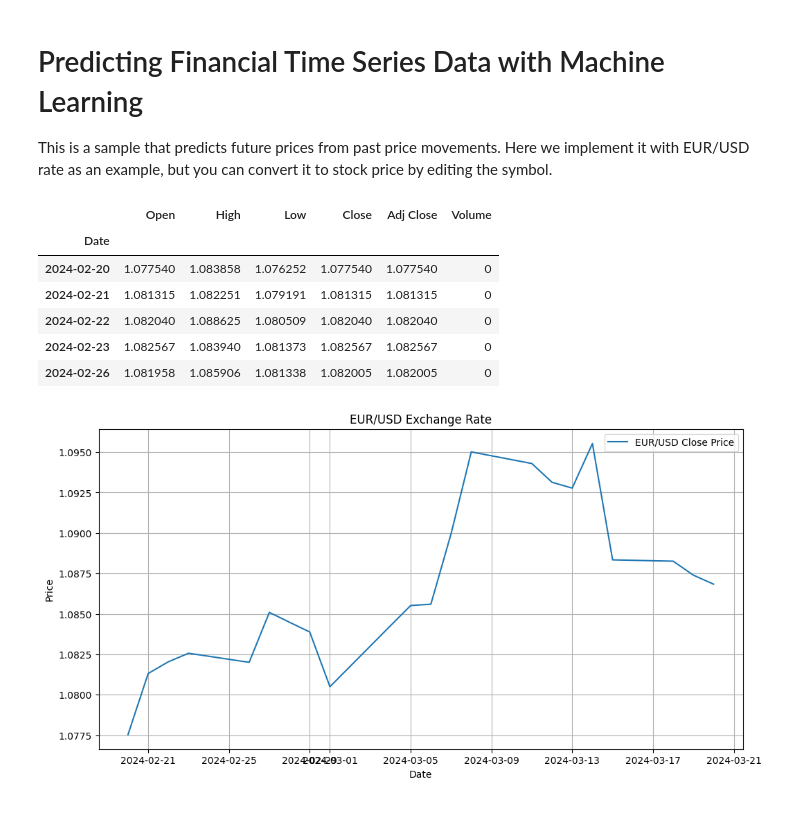
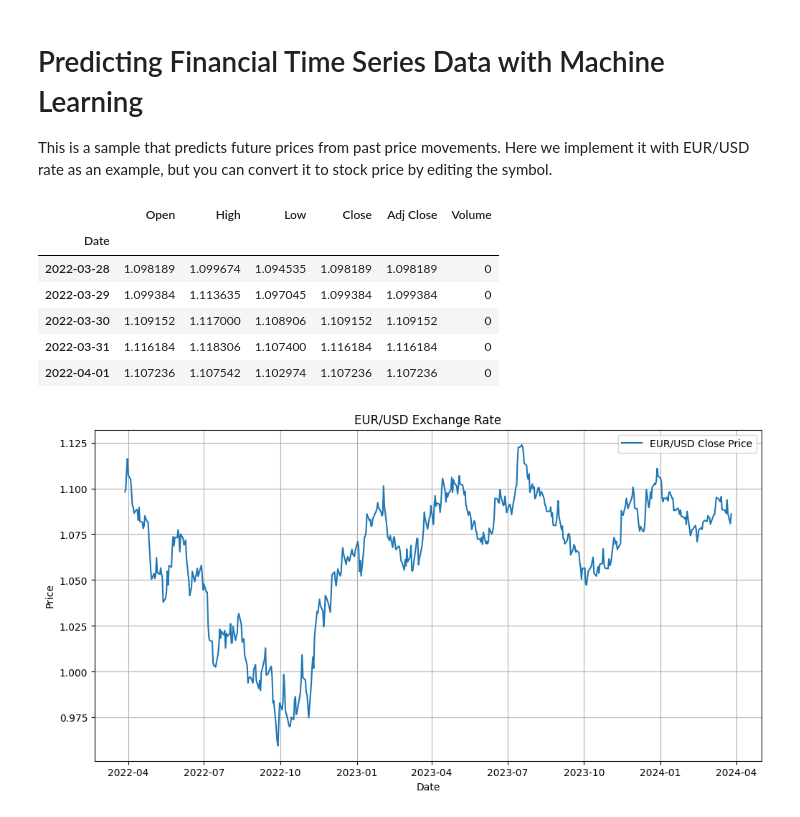
Before and after one commit to Sam-Awh/some-trader-idk, a Jupyter notebook: trainer/trainer.ipynb, the cells around one changed output. Saved outputs shown, nothing was run; the diff lists cells and outputs as text; code cells hidden in the pictures.

```diff
--- a/trainer/trainer.ipynb
+++ b/trainer/trainer.ipynb
@@ -4,12 +4,10 @@
 This is a sample that predicts future prices from past price movements.
 Here we implement it with EUR/USD rate as an example, but you can convert it to stock price by editing the symbol.
 # %%
-import datetime
 import numpy as np
 import pandas as pd
 import yfinance as yf  # Import yfinance for data retrieval
 import matplotlib.pyplot as plt
-import seaborn as sns
 import joblib
 from IPython.display import display
 
@@ -17,46 +15,52 @@ from IPython.display import display
 
 # Define the ticker symbol for EUR/USD
 ticker_symbol = 'EURUSD=X'
 ticker_interval = '1d' # change this to adjust granularity and train a separate model on that granularity. Options: 15m, 30m, 1h, 1d.
-ticker_period = '5y' # ! 1d granularity doesn't seem to work with this regardless of data length (90d, 1y, 3y, 5y, max). !
 
-# ! Not using this because higher granularity is not available. !
-# Define the date range.
-# d1 = datetime.datetime(2023, 7, 25)
-# d2 = datetime.datetime(2023, 9, 21)
+def fetch_data():
+    try:
+        if ticker_interval == '1d':
+            ticker_period = '2y'
+            data = yf.download(ticker_symbol, period=ticker_period, progress=False)
+        else:
+            ticker_period = '1mo'
+            data = yf.download(ticker_symbol, period=ticker_period, interval=ticker_interval, progress=False)
+        return data
+    except Exception as e:
+        print(f"An error occurred: {str(e)}")
+        return None
 
 try:
     # fetching last 60 days of data with 15min granularity because-
     # i thought it'll be more optimal to train the model on.
-    data = yf.download(ticker_symbol, period='1mo',
-                       interval=ticker_interval, progress=False)
+    data = fetch_data()
 
     # Display the first few rows of the data
     display(data.head())
 
     # You can now work with the 'data' DataFrame for your analysis or plotting.
 
     # Example: Plotting the Close prices
     plt.figure(figsize=(12, 6))
     plt.plot(data['Close'], label='EUR/USD Close Price')
     plt.title('EUR/USD Exchange Rate')
     plt.xlabel('Date')
     plt.ylabel('Price')
     plt.legend()
     plt.grid(True)
     plt.show()
 
 except Exception as e:
     print(f"An error occurred: {str(e)}")
 # %% [output]
 |  | Open | High | Low | Close | Adj Close | Volume |
 | Date |  |  |  |  |  |  |
-| 2024-02-20 | 1.077540 | 1.083858 | 1.076252 | 1.077540 | 1.077540 | 0 |
-| 2024-02-21 | 1.081315 | 1.082251 | 1.079191 | 1.081315 | 1.081315 | 0 |
-| 2024-02-22 | 1.082040 | 1.088625 | 1.080509 | 1.082040 | 1.082040 | 0 |
-| 2024-02-23 | 1.082567 | 1.083940 | 1.081373 | 1.082567 | 1.082567 | 0 |
-| 2024-02-26 | 1.081958 | 1.085906 | 1.081338 | 1.082005 | 1.082005 | 0 |
+| 2022-03-28 | 1.098189 | 1.099674 | 1.094535 | 1.098189 | 1.098189 | 0 |
+| 2022-03-29 | 1.099384 | 1.113635 | 1.097045 | 1.099384 | 1.099384 | 0 |
+| 2022-03-30 | 1.109152 | 1.117000 | 1.108906 | 1.109152 | 1.109152 | 0 |
+| 2022-03-31 | 1.116184 | 1.118306 | 1.107400 | 1.116184 | 1.116184 | 0 |
+| 2022-04-01 | 1.107236 | 1.107542 | 1.102974 | 1.107236 | 1.107236 | 0 |
-[figure, old version]
+[figure, new version]
 # %%
 # Put data into Pandas Dataframe
 df = pd.DataFrame(data)
```
Also changed, not shown: parts of 8 cells of this notebook, 5 other files.
